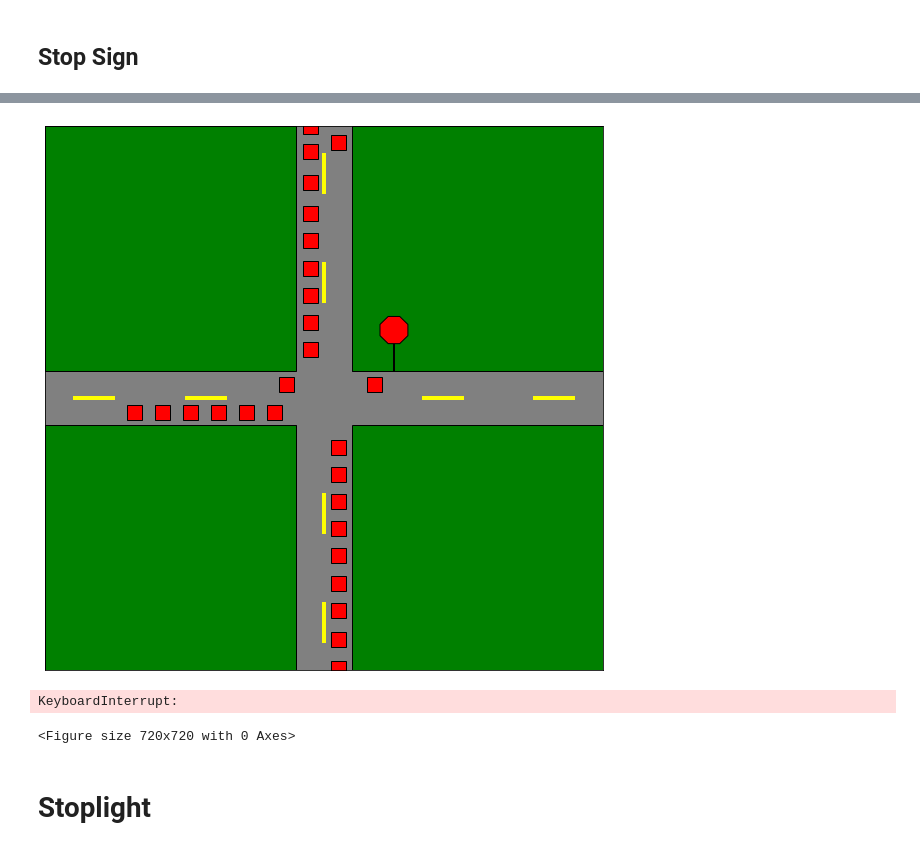
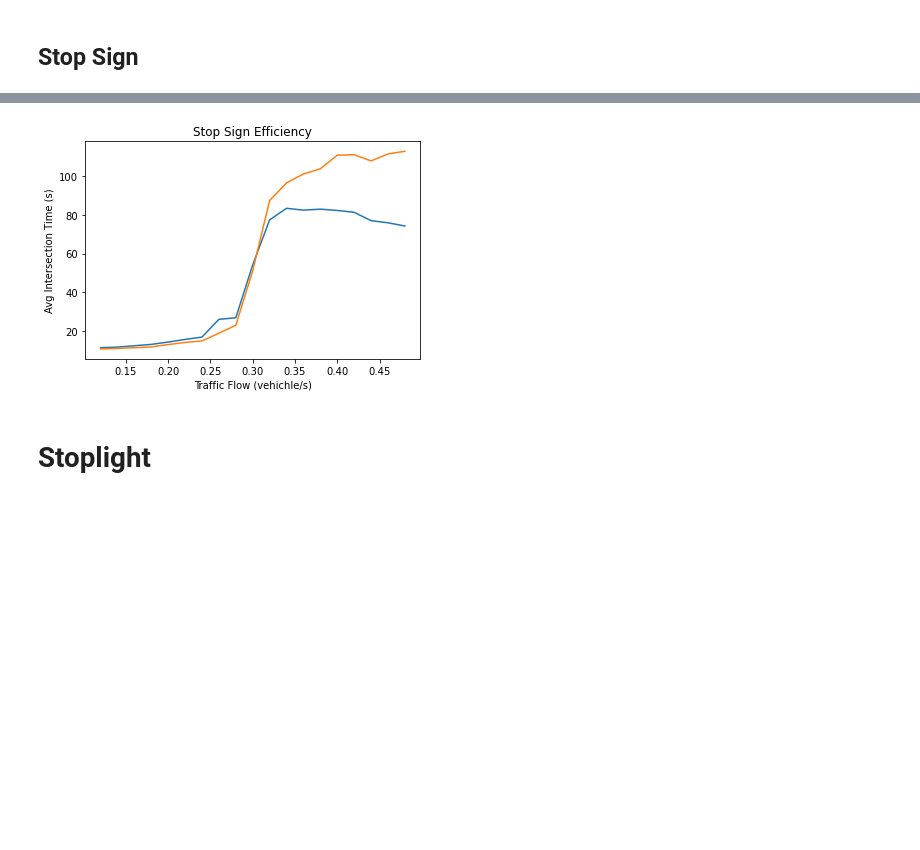
Before and after one commit to ClovisTheGreat/CMSE202FinalProject, a Jupyter notebook: Final Project General Notebook.ipynb, the cells around one changed output, grey strips where cells are left out. Drawn from its saved outputs; the diff is of its cells as text; code cells hidden in the pictures; blank space fills up the shorter version.

```diff
--- a/Final Project General Notebook.ipynb
+++ b/Final Project General Notebook.ipynb
@@ -400,11 +440,26 @@ KeyboardInterrupt:
 # %%
 # Simulate traffic
 road = Stopsign()
-road.simulate(n=1500, spawn_chance=.05)
+df = road.simulate(n=6000, spawn_chance=.02, display=False)
-# %% [output]
-[figure, removed]
-KeyboardInterrupt:
-<Figure size 720x720 with 0 Axes>
+# %%
+dfs = []
+x = []
+for i in range(1,20):
+    road = Stopsign()
+    x.append((.002*i+.01)*10)
+    dfs.append(road.simulate(n=50000, spawn_chance=.002*i+.01, display=False))
+# %%
+dfs_means = [np.mean(dfs[i]['Time']) for i in range(len(dfs))]
+dfs_medians = [np.median(dfs[i]['Time']) for i in range(len(dfs))]
+# %%
+plt.plot(x, dfs_means)
+plt.plot(x, dfs_medians)
+plt.ylabel("Avg Intersection Time (s)")
+plt.xlabel("Traffic Flow (vehichle/s)")
+plt.title("Stop Sign Efficiency")
+plt.show()
+# %% [output]
+[figure, added]
 # %% [markdown]
 # Stoplight
 # %% [markdown]
```
Also changed, not shown: parts of 9 cells of this notebook.
